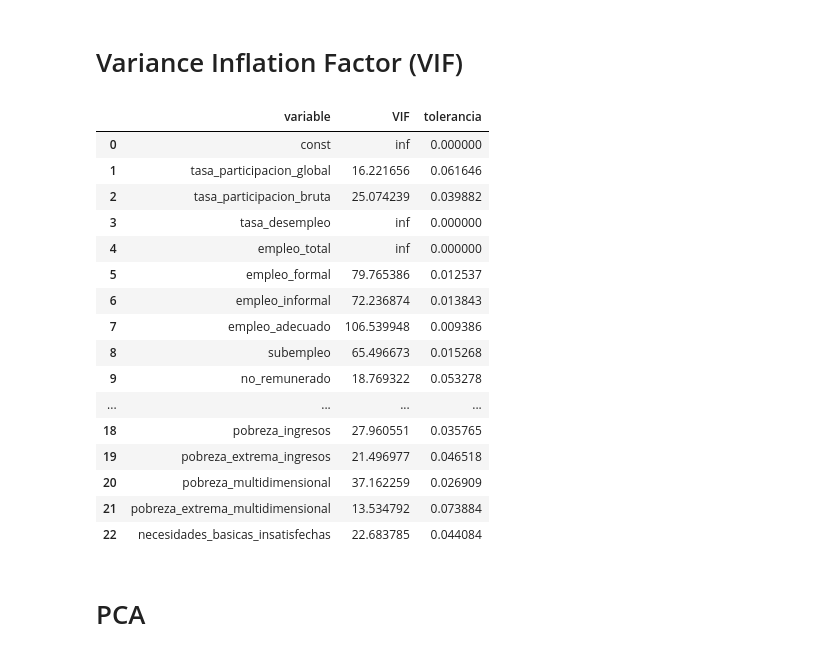
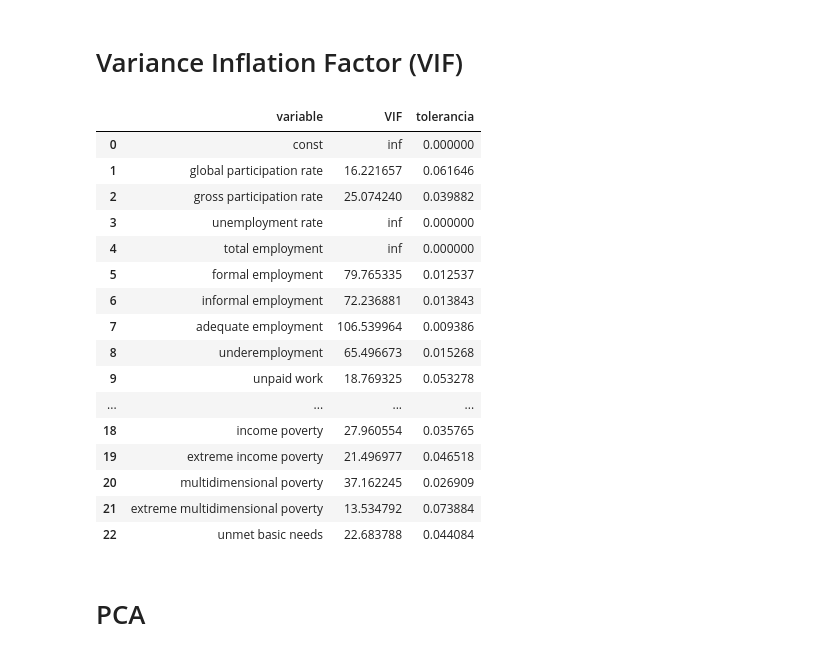
Before and after one commit to daniblinzan/CIENCIA-DE-DATOS, a Jupyter notebook: enemdu_icm_ingles.ipynb, the cells around one changed output. Cells and saved outputs as stored; diff of their text form; code cells hidden in the pictures.

```diff
--- a/enemdu_icm_ingles.ipynb
+++ b/enemdu_icm_ingles.ipynb
@@ -14,17 +14,14 @@ from sklearn.preprocessing import StandardScaler
 from sklearn.decomposition import PCA
 # %%
 df = pd.read_csv(
-    'ds_source/indicadores_parroquiales_seleccion.csv',
+    'indicadores_parroquiales_seleccion.csv',
     encoding='latin1',
     sep=';',
     decimal=','
 )
-
-df = df.rename(columns={'p_año': 'p_anio'})
-
 df.columns = df.columns.str.lower()
 
-df['p_ciudad'] = df['p_ciudad'].astype('Int64').astype(str).str.zfill(6)
+df['p city'] = df['p city'].astype('Int64').astype(str).str.zfill(6)
 # %%
 df.head()
 # %% [output]
@@ -239,37 +241,37 @@ chart
 # %% [markdown]
 # Variance Inflation Factor (VIF)
 # %%
-exclude_cols = ['p_anio', 'p_ciudad', 'provincia', 'canton', 'parroquia']
+exclude_cols = ['p year', 'p city', 'province', 'canton', 'parish']
 X = df.drop(columns=exclude_cols).copy()
 X = X.apply(pd.to_numeric, errors='coerce').dropna()
 
 X_const = sm.add_constant(X)
 
 vif_df = pd.DataFrame({
     'variable': X_const.columns,
     'VIF': [variance_inflation_factor(X_const.values, i) for i in range(X_const.shape[1])]
 })
 
 vif_df['tolerancia'] = 1 / vif_df['VIF']
 vif_df
 # %% [output]
 |  | variable | VIF | tolerancia |
 | 0 | const | inf | 0.000000 |
-| 1 | tasa_participacion_global | 16.221656 | 0.061646 |
-| 2 | tasa_participacion_bruta | 25.074239 | 0.039882 |
-| 3 | tasa_desempleo | inf | 0.000000 |
-| 4 | empleo_total | inf | 0.000000 |
-| 5 | empleo_formal | 79.765386 | 0.012537 |
-| 6 | empleo_informal | 72.236874 | 0.013843 |
-| 7 | empleo_adecuado | 106.539948 | 0.009386 |
-| 8 | subempleo | 65.496673 | 0.015268 |
-| 9 | no_remunerado | 18.769322 | 0.053278 |
+| 1 | global participation rate | 16.221657 | 0.061646 |
+| 2 | gross participation rate | 25.074240 | 0.039882 |
+| 3 | unemployment rate | inf | 0.000000 |
+| 4 | total employment | inf | 0.000000 |
+| 5 | formal employment | 79.765335 | 0.012537 |
+| 6 | informal employment | 72.236881 | 0.013843 |
+| 7 | adequate employment | 106.539964 | 0.009386 |
+| 8 | underemployment | 65.496673 | 0.015268 |
+| 9 | unpaid work | 18.769325 | 0.053278 |
 | ... | ... | ... | ... |
-| 18 | pobreza_ingresos | 27.960551 | 0.035765 |
-| 19 | pobreza_extrema_ingresos | 21.496977 | 0.046518 |
-| 20 | pobreza_multidimensional | 37.162259 | 0.026909 |
-| 21 | pobreza_extrema_multidimensional | 13.534792 | 0.073884 |
-| 22 | necesidades_basicas_insatisfechas | 22.683785 | 0.044084 |
+| 18 | income poverty | 27.960554 | 0.035765 |
+| 19 | extreme income poverty | 21.496977 | 0.046518 |
+| 20 | multidimensional poverty | 37.162245 | 0.026909 |
+| 21 | extreme multidimensional poverty | 13.534792 | 0.073884 |
+| 22 | unmet basic needs | 22.683788 | 0.044084 |
 # %% [markdown]
 # PCA
 # %%
```
Also changed, not shown: parts of 15 cells of this notebook.
